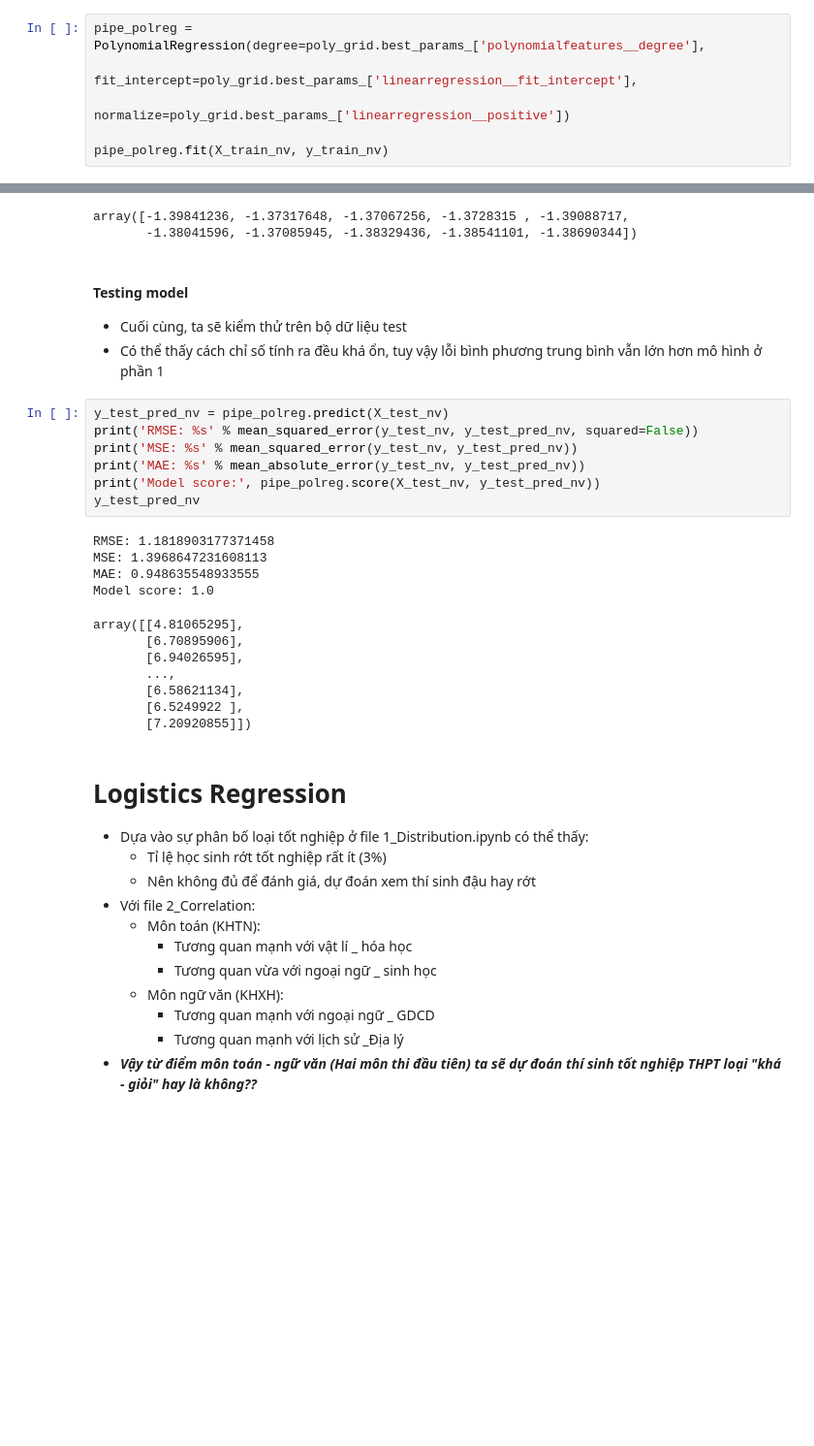
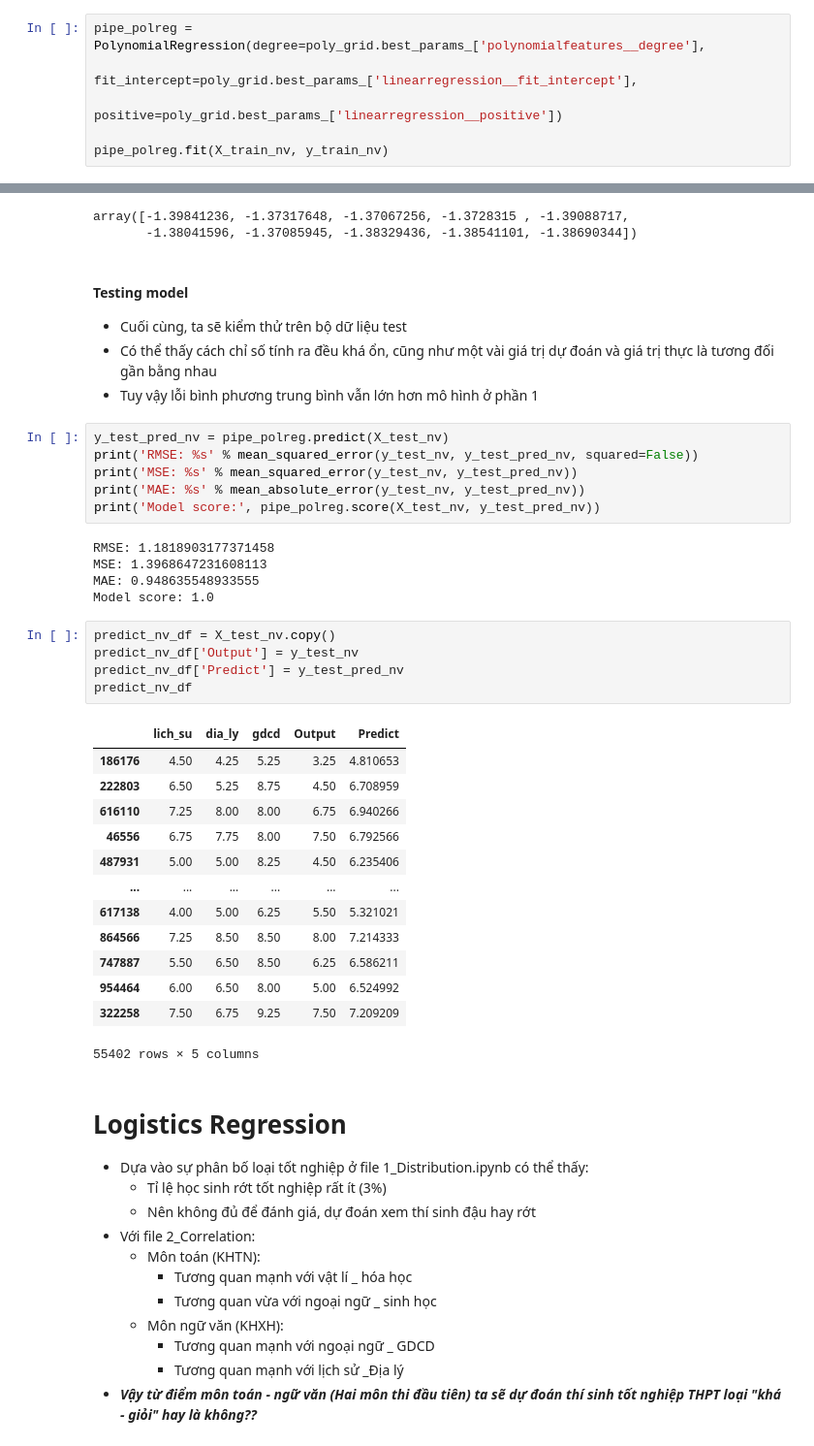
Before and after one commit to ntp-shin/Introduction_to_Data_Science, a Jupyter notebook: 4.2_Predict-Regression.ipynb, the cells around one changed output, grey strips where cells are left out. Shown: that part at 97% size. Cells and saved outputs as stored; diff of their text form; blank space fills up the shorter version.

Commit message:
6.2.4_Prediction2:optuna_show-predict

```diff
--- a/4.2_Predict-Regression.ipynb
+++ b/4.2_Predict-Regression.ipynb
@@ -168,7 +178,7 @@ Best Hyperparameters: {'linearregression__fit_intercept': False, 'linearregressi
 # %%
 pipe_polreg = PolynomialRegression(degree=poly_grid.best_params_['polynomialfeatures__degree'],
                                    fit_intercept=poly_grid.best_params_['linearregression__fit_intercept'],
-                                   normalize=poly_grid.best_params_['linearregression__positive'])
+                                   positive=poly_grid.best_params_['linearregression__positive'])
 
 pipe_polreg.fit(X_train_nv, y_train_nv)
 # %% [output]
@@ -187,26 +196,38 @@ array([-1.39841236, -1.37317648, -1.37067256, -1.3728315 , -1.39088717,
 # %% [markdown]
 #### Testing model
 - Cuối cùng, ta sẽ kiểm thử trên bộ dữ liệu test
-- Có thể thấy cách chỉ số tính ra đều khá ổn, tuy vậy lỗi bình phương trung bình vẫn lớn hơn mô hình ở phần 1
+- Có thể thấy cách chỉ số tính ra đều khá ổn, cũng như một vài giá trị dự đoán và giá trị thực là tương đối gần bằng nhau
+- Tuy vậy lỗi bình phương trung bình vẫn lớn hơn mô hình ở phần 1
 # %%
 y_test_pred_nv = pipe_polreg.predict(X_test_nv)
 print('RMSE: %s' % mean_squared_error(y_test_nv, y_test_pred_nv, squared=False))
 print('MSE: %s' % mean_squared_error(y_test_nv, y_test_pred_nv))
 print('MAE: %s' % mean_absolute_error(y_test_nv, y_test_pred_nv))
 print('Model score:', pipe_polreg.score(X_test_nv, y_test_pred_nv))
-y_test_pred_nv
 # %% [output]
 RMSE: 1.1818903177371458
 MSE: 1.3968647231608113
 MAE: 0.948635548933555
 Model score: 1.0
-array([[4.81065295],
-       [6.70895906],
-       [6.94026595],
-       ...,
-       [6.58621134],
-       [6.5249922 ],
-       [7.20920855]])
+# %%
+predict_nv_df = X_test_nv.copy()
+predict_nv_df['Output'] = y_test_nv
+predict_nv_df['Predict'] = y_test_pred_nv
+predict_nv_df
+# %% [output]
+|  | lich_su | dia_ly | gdcd | Output | Predict |
+| 186176 | 4.50 | 4.25 | 5.25 | 3.25 | 4.810653 |
+| 222803 | 6.50 | 5.25 | 8.75 | 4.50 | 6.708959 |
+| 616110 | 7.25 | 8.00 | 8.00 | 6.75 | 6.940266 |
+| 46556 | 6.75 | 7.75 | 8.00 | 7.50 | 6.792566 |
+| 487931 | 5.00 | 5.00 | 8.25 | 4.50 | 6.235406 |
+| ... | ... | ... | ... | ... | ... |
+| 617138 | 4.00 | 5.00 | 6.25 | 5.50 | 5.321021 |
+| 864566 | 7.25 | 8.50 | 8.50 | 8.00 | 7.214333 |
+| 747887 | 5.50 | 6.50 | 8.50 | 6.25 | 6.586211 |
+| 954464 | 6.00 | 6.50 | 8.00 | 5.00 | 6.524992 |
+| 322258 | 7.50 | 6.75 | 9.25 | 7.50 | 7.209209 |
+55402 rows × 5 columns
 # %% [markdown]
 # **Logistics Regression**
 - Dựa vào sự phân bố loại tốt nghiệp ở file 1_Distribution.ipynb có thể thấy:
```
Also changed, not shown: parts of 18 cells of this notebook.
